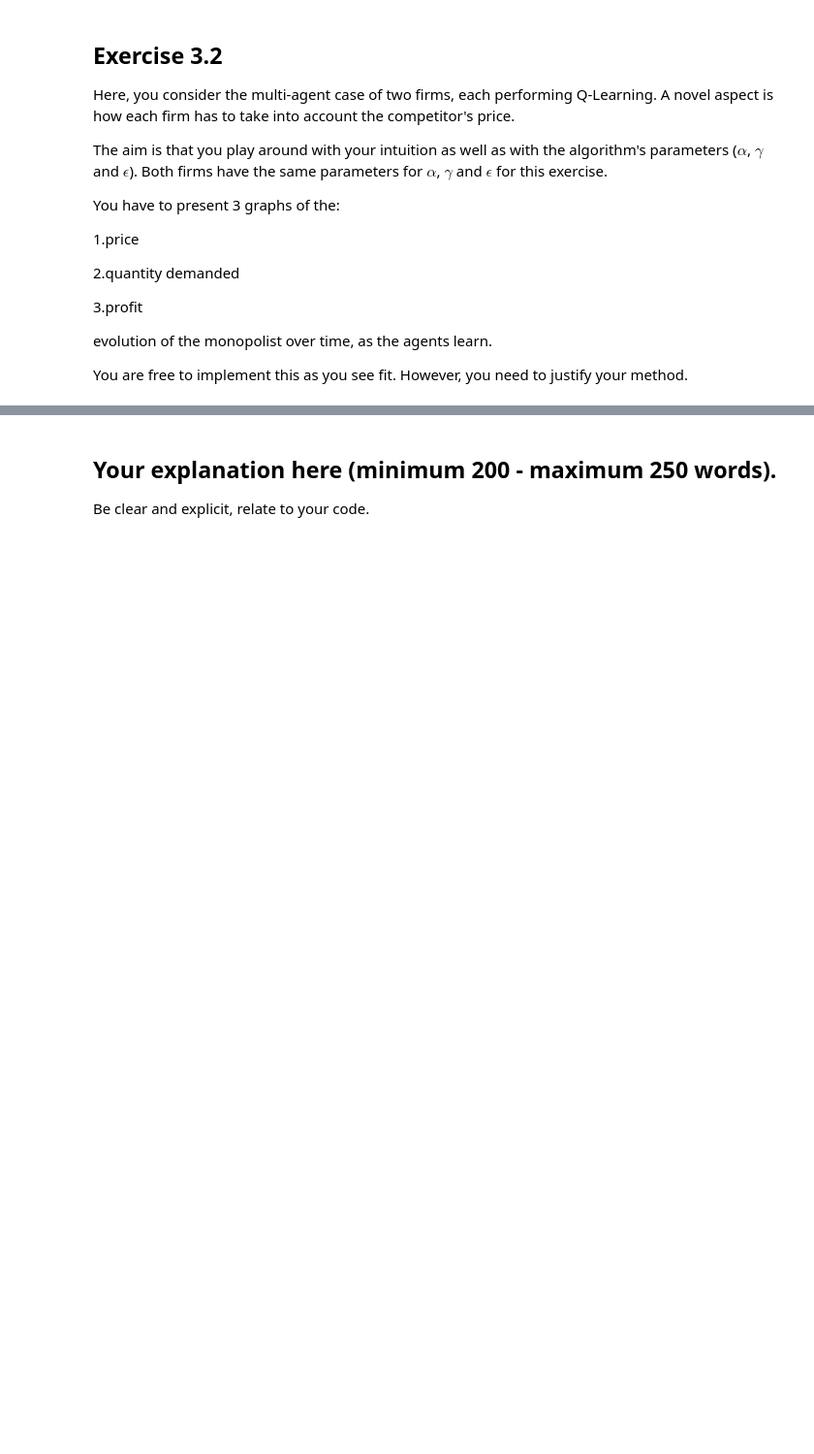
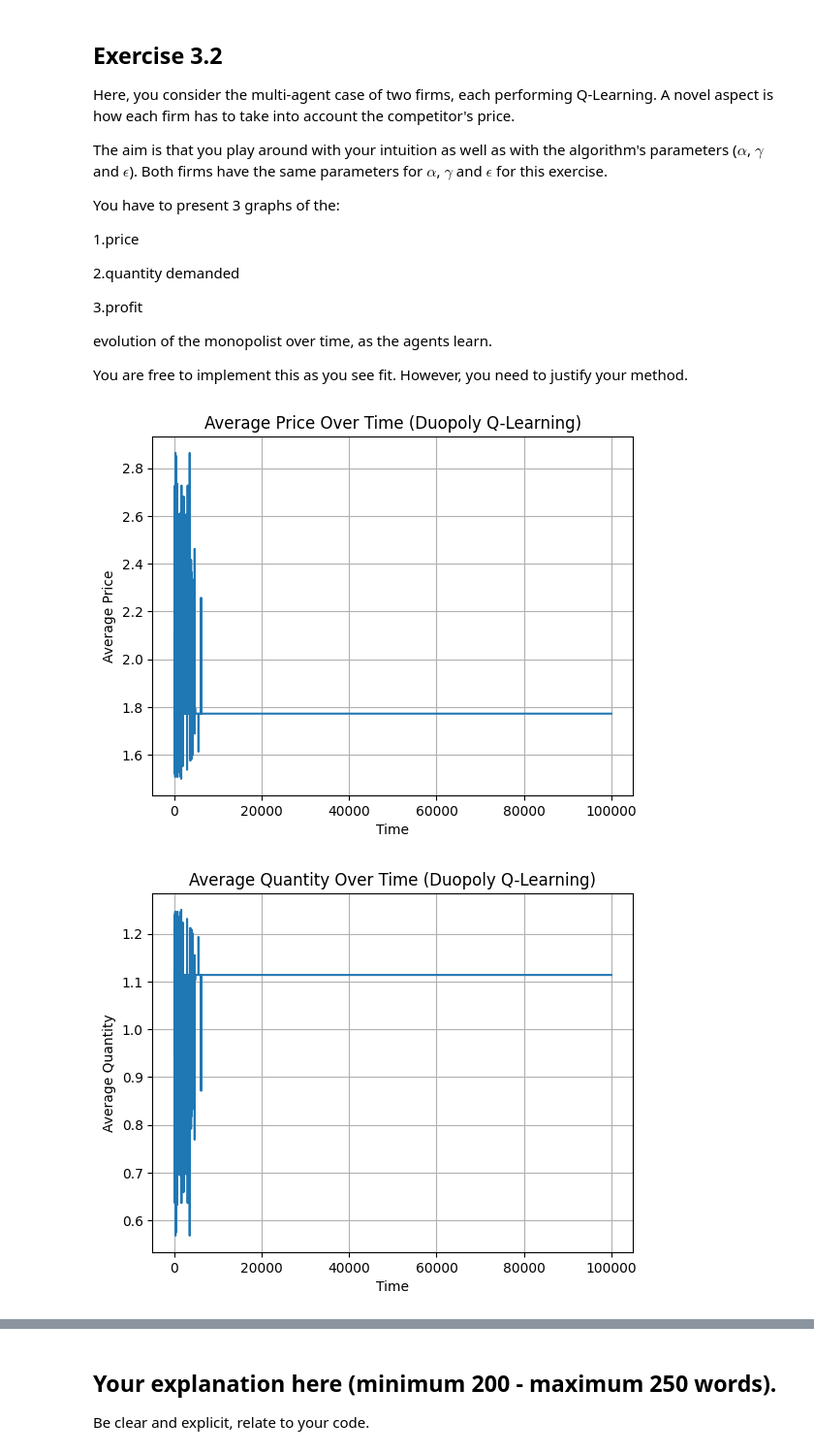
Before and after one commit to anuscabc/algorithmic_collusion_python_practical, a Jupyter notebook: solutions.ipynb, the cells around one changed output, grey strips where cells are left out. Shown at 97% size. Cells and saved outputs as stored; diff of their text form; code cells hidden in the pictures; blank space fills up the shorter version.

```diff
--- a/solutions.ipynb
+++ b/solutions.ipynb
@@ -414,0 +542,33 @@ Code for plotting the results
+# %%
+'''
+
+Code for plotting the results
+
+'''
+
+plt.figure()
+plt.plot(avg_prices)
+plt.title("Average Price Over Time (Duopoly Q-Learning)")
+plt.xlabel("Time")
+plt.ylabel("Average Price")
+plt.grid(True)
+plt.show()
+
+plt.figure()
+plt.plot(avg_quantities)
+plt.title("Average Quantity Over Time (Duopoly Q-Learning)")
+plt.xlabel("Time")
+plt.ylabel("Average Quantity")
+plt.grid(True)
+plt.show()
+
+plt.figure()
+plt.plot(avg_profits)
+plt.title("Average Profit Over Time (Duopoly Q-Learning)")
+plt.xlabel("Time")
+plt.ylabel("Average Profit")
+plt.grid(True)
+plt.show()
+# %% [output]
+[figure, added]
+[figure, added]
```
Also changed, not shown: parts of 12 cells of this notebook.
